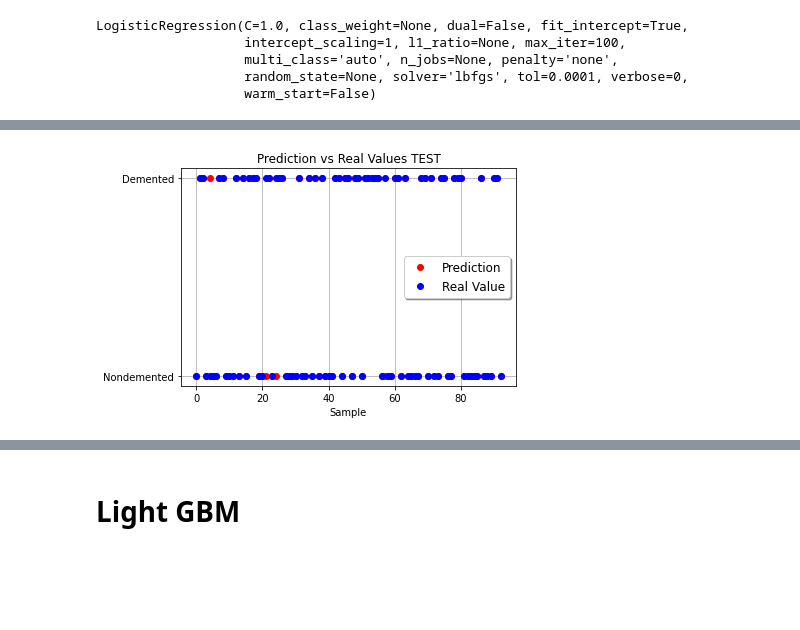
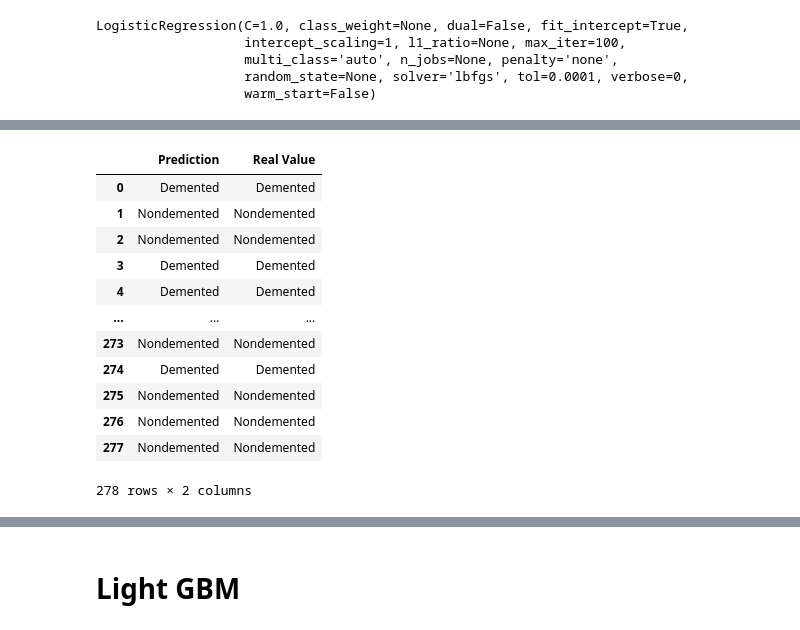
Before and after one commit to GustavoDLRA/Clasificador-para-datos-tabulares-de-Alzheimer, a Jupyter notebook: Prediccion_Datos_Tabulares.ipynb, the cells around one changed output, grey strips where cells are left out. Cells and saved outputs as stored; diff of their text form; code cells hidden in the pictures; blank space fills up the shorter version.

```diff
--- a/Prediccion_Datos_Tabulares.ipynb
+++ b/Prediccion_Datos_Tabulares.ipynb
@@ -527,14 +579,20 @@ predicciones.head(100)
 # %%
-prediccion_X_test=model.predict(X=X_test)
-test=pd.DataFrame(prediccion_X_test,columns=["Prediction"])
-test.insert(1,"Real Value",y_test,True)
+#predicciones del set de datos de TRAIN
+prediccion_X_train=model.predict(X=X_train)
+train=pd.DataFrame(prediccion_X_train,columns=["Prediction"])
+train.insert(1,"Real Value",y_train,True)
+train
+# %% [output]
+|  | Prediction | Real Value |
+| 0 | Demented | Demented |
+| 1 | Nondemented | Nondemented |
+| 2 | Nondemented | Nondemented |
+| 3 | Demented | Demented |
+| 4 | Demented | Demented |
+| ... | ... | ... |
+| 273 | Nondemented | Nondemented |
+| 274 | Demented | Demented |
+| 275 | Nondemented | Nondemented |
+| 276 | Nondemented | Nondemented |
+| 277 | Nondemented | Nondemented |
+278 rows × 2 columns
-# %%
-plt.xlabel("Sample")
-plt.title("Prediction vs Real Values TEST")
-x=np.arange(93)
-plt.plot(x,test['Prediction'],'ro',label="Prediction")
-plt.plot(x,test['Real Value'],'bo',label="Real Value")
-plt.legend(loc="best",shadow=True,fontsize="larger")
-plt.grid()
-# %% [output]
-[figure, removed]
```
Also changed, not shown: parts of 31 cells of this notebook.
